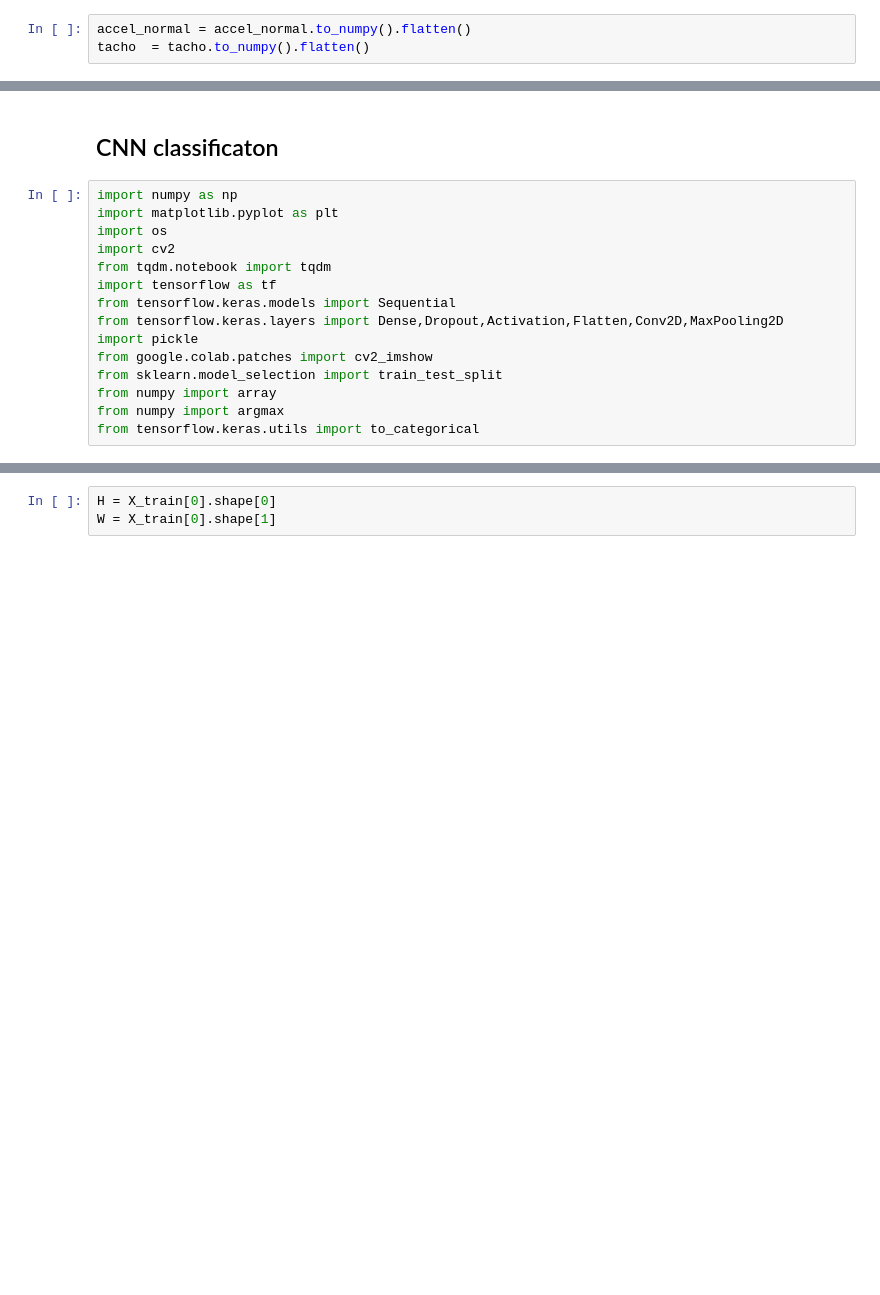
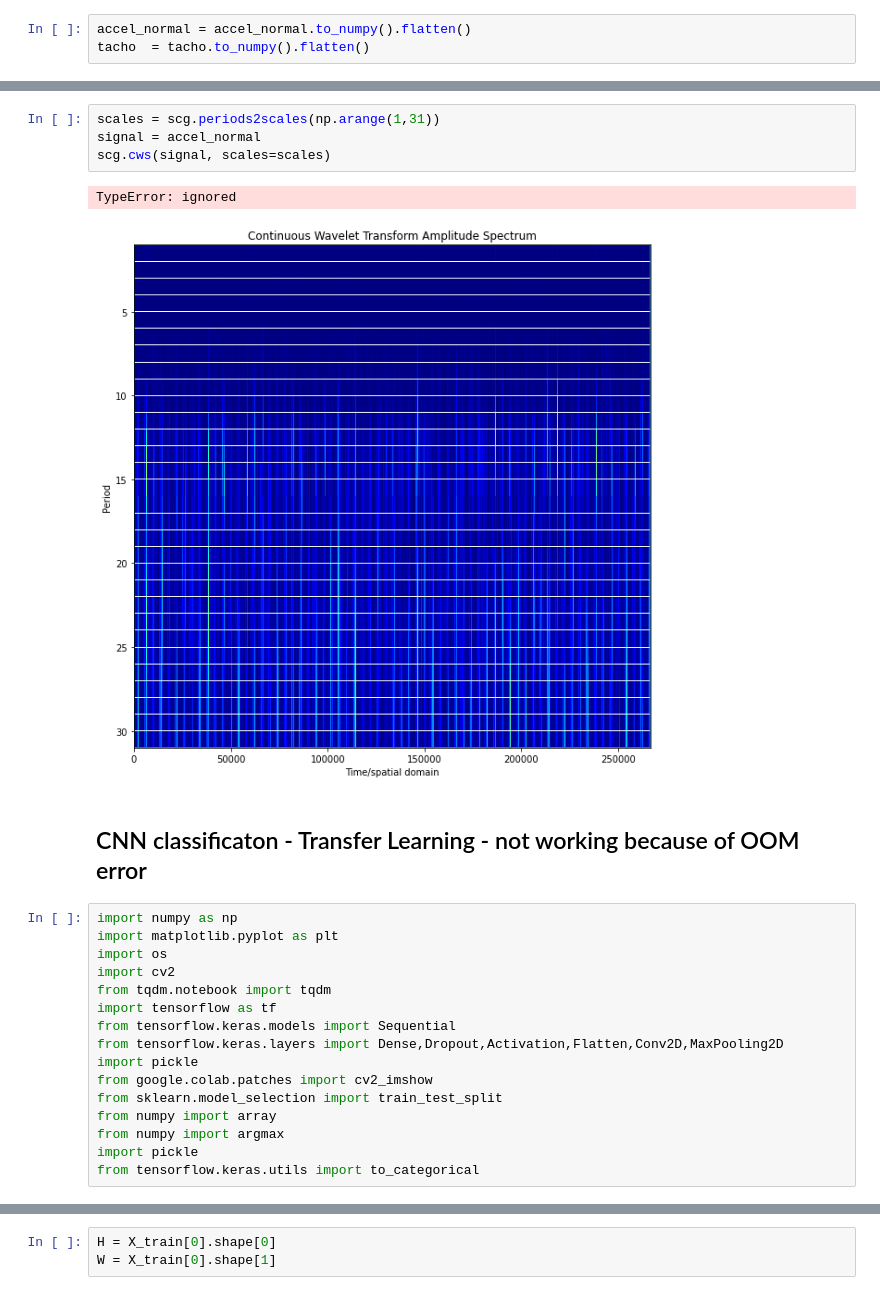
Before and after one commit to choprahetarth/gearbox-fault-prediction, a Jupyter notebook: Gearbox_Prediction.ipynb, the cells around one changed output, grey strips where cells are left out. Saved outputs shown, nothing was run; the diff lists cells and outputs as text; blank space fills up the shorter version.

```diff
--- a/Gearbox_Prediction.ipynb
+++ b/Gearbox_Prediction.ipynb
@@ -357,5 +448,12 @@ plt.specgram(accel_normal, Fs=1, cmap="rainbow")
-# %% [markdown]
-## CNN classificaton
+# %%
+scales = scg.periods2scales(np.arange(1,31))
+signal = accel_normal
+scg.cws(signal, scales=scales)
+# %% [output]
+TypeError: ignored
+[figure, added]
+# %% [markdown]
+## CNN classificaton - Transfer Learning - not working because of OOM error
 # %%
 import numpy as np
 import matplotlib.pyplot as plt
@@ -370,6 +468,7 @@ from google.colab.patches import cv2_imshow
 from sklearn.model_selection import train_test_split
 from numpy import array
 from numpy import argmax
+import pickle
 from tensorflow.keras.utils import to_categorical
 # %%
 #data loading
```
Also changed, not shown: parts of 63 cells of this notebook.
